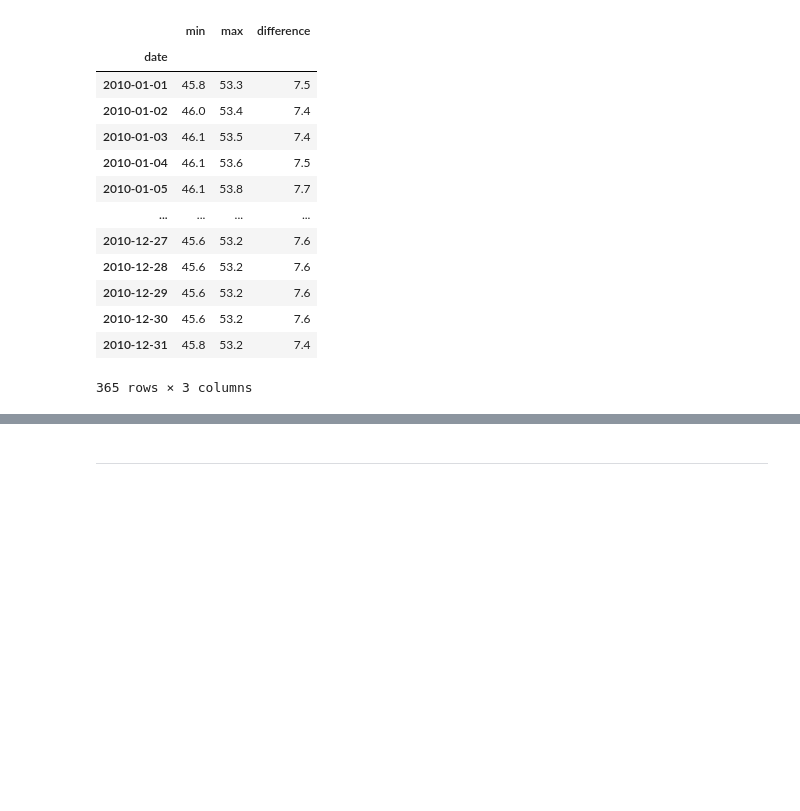
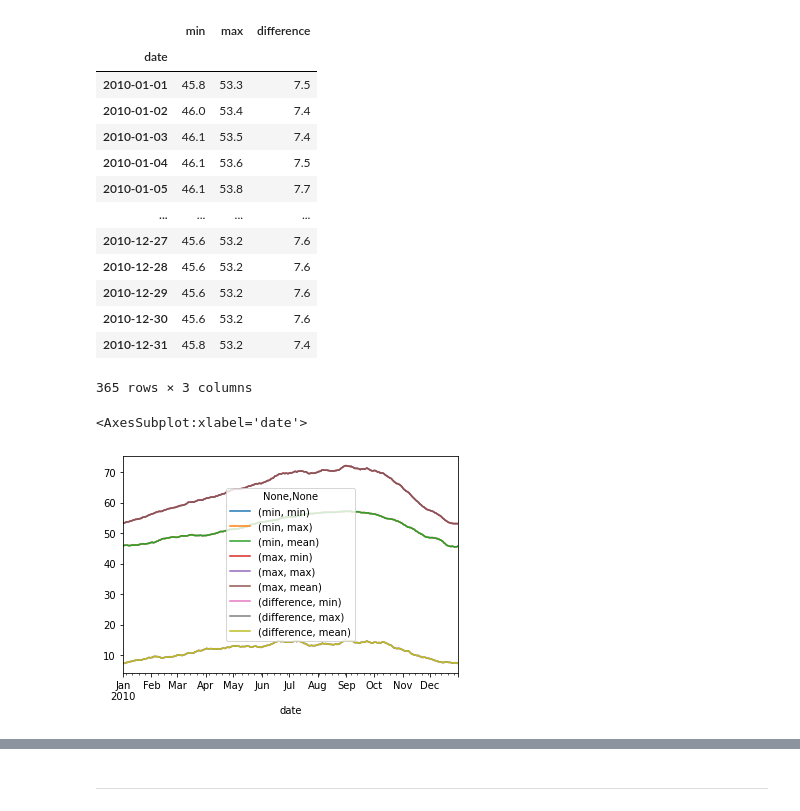
Before and after one commit to etclark3/time-series-exercises, a Jupyter notebook: time-series.ipynb, the cells around one changed output, grey strips where cells are left out. Drawn from its saved outputs; the diff is of its cells as text; code cells hidden in the pictures; blank space fills up the shorter version.

```diff
--- a/time-series.ipynb
+++ b/time-series.ipynb
@@ -274,3 +321,8 @@ df.drop(columns='month').resample('D').agg(['min', 'max', 'mean'])
 | 2010-12-30 | 45.6 | 53.2 | 7.6 |
 | 2010-12-31 | 45.8 | 53.2 | 7.4 |
 365 rows × 3 columns
+# %%
+df.resample('D').agg(['min', 'max', 'mean']).plot()
+# %% [output]
+<AxesSubplot:xlabel='date'>
+[figure, added]
```
Also changed, not shown: parts of 104 cells of this notebook.
